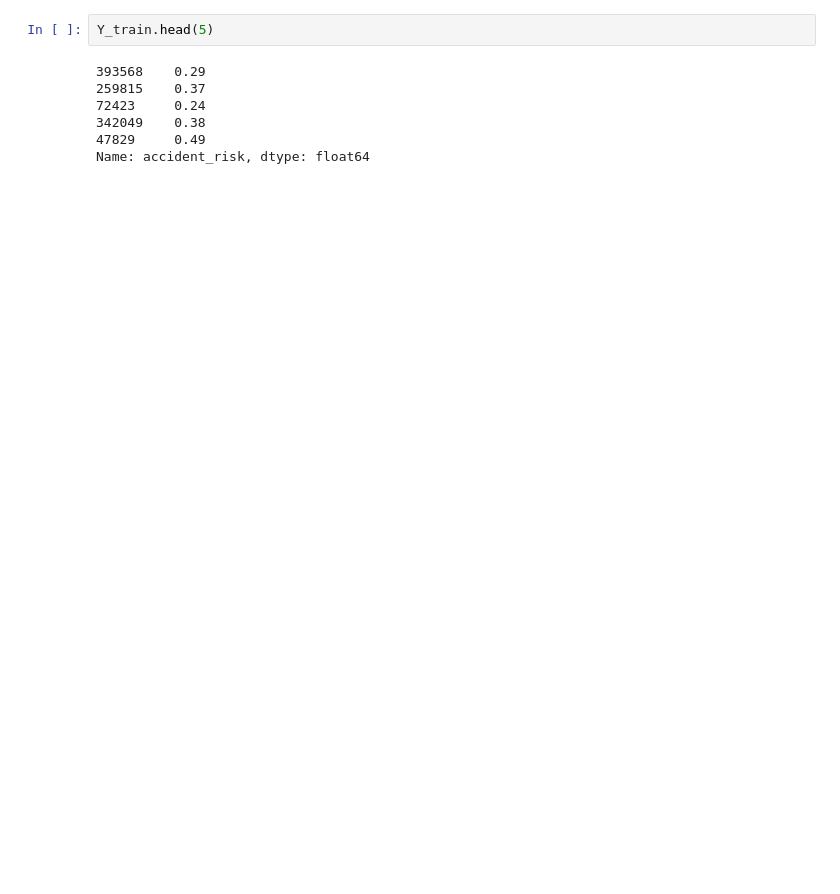
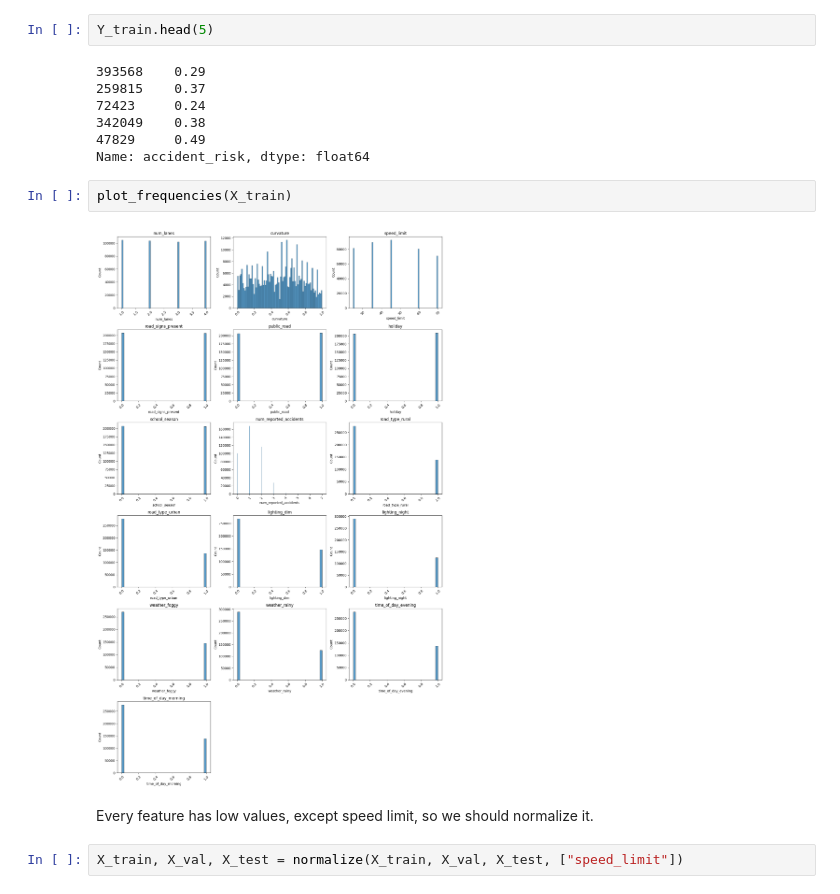
Before and after one commit to RandomNoobster/Predicting-Road-Accident-Risk, a Jupyter notebook: main.ipynb, the cells around one changed output. Cells and saved outputs as stored; diff of their text form; blank space fills up the shorter version.

```diff
--- a/main.ipynb
+++ b/main.ipynb
@@ -77,3 +106,11 @@ Y_train.head(5)
 342049    0.38
 47829     0.49
 Name: accident_risk, dtype: float64
+# %%
+plot_frequencies(X_train)
+# %% [output]
+[figure, added]
+# %% [markdown]
+Every feature has low values, except speed limit, so we should normalize it.
+# %%
+X_train, X_val, X_test = normalize(X_train, X_val, X_test, ["speed_limit"])
```
Also changed, not shown: parts of 7 cells of this notebook, 2 other files.
